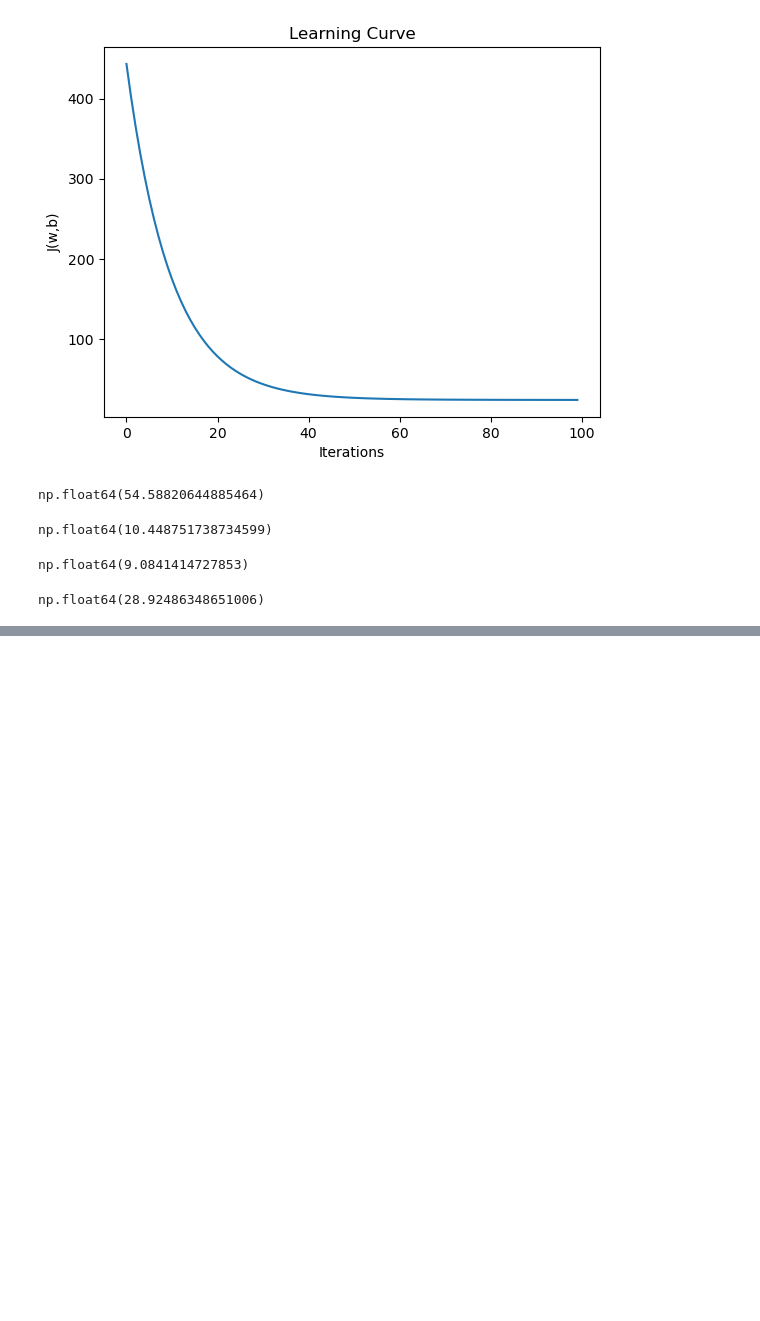
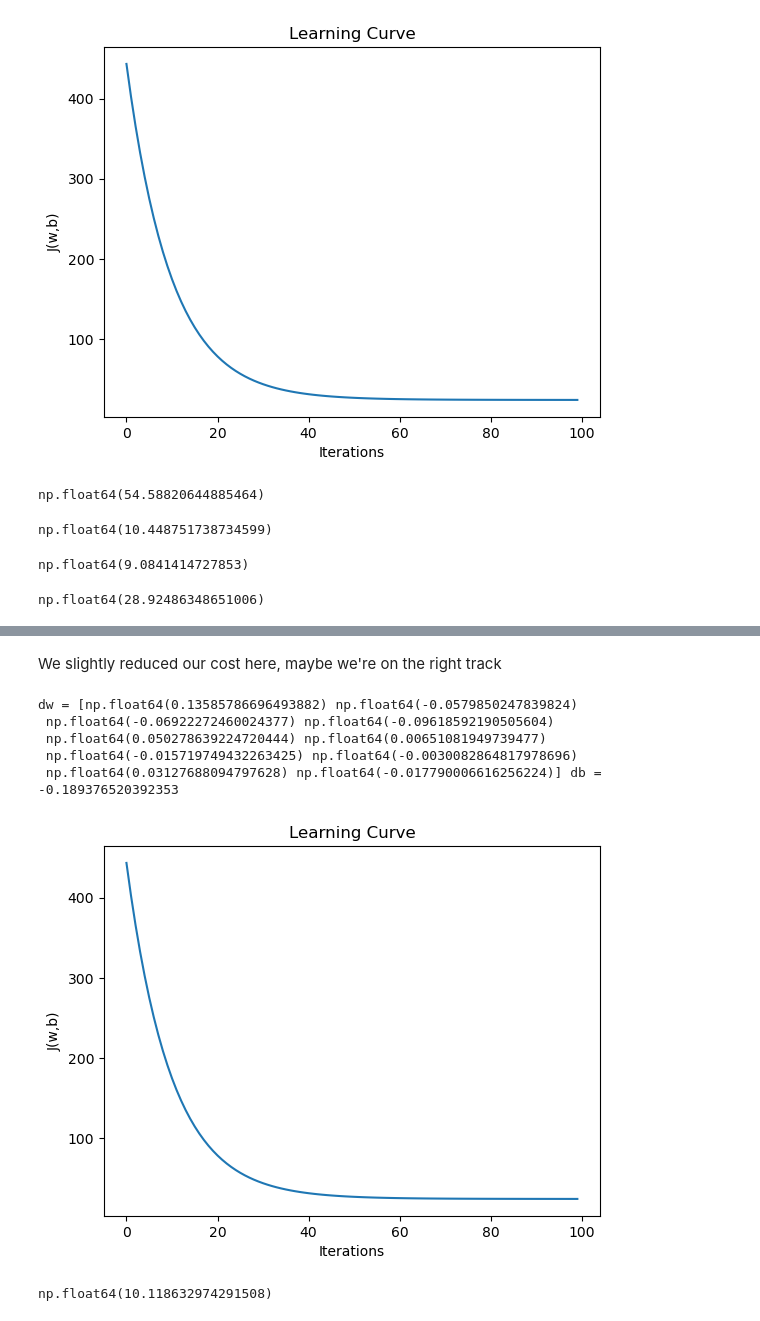
Before and after one commit to jelmani/nba-predictor, a Jupyter notebook: player-predictor.ipynb, the cells around one changed output, grey strips where cells are left out. Saved outputs shown, nothing was run; the diff lists cells and outputs as text; code cells hidden in the pictures; blank space fills up the shorter version.

```diff
--- a/player-predictor.ipynb
+++ b/player-predictor.ipynb
@@ -288,0 +356,16 @@ np.float64(28.92486348651006)
+# %% [markdown]
+We slightly reduced our cost here, maybe we're on the right track
+# %%
+reduced_feature_df = feature_df.drop(["last5_3pa_avg", "last5_efg_avg", "opp_TOV%", "opp_DRB%", "opp_FT/FGA"], axis=1)
+reduced_w_norm, reduced_b_norm = compute_gradient_descent(get_scaled_matrix(reduced_feature_df.to_numpy()), y_df.to_numpy(), 0.05, 100)
+# %% [output]
+dw = [np.float64(0.13585786696493882) np.float64(-0.0579850247839824)
+ np.float64(-0.06922272460024377) np.float64(-0.09618592190505604)
+ np.float64(0.050278639224720444) np.float64(0.00651081949739477)
+ np.float64(-0.015719749432263425) np.float64(-0.0030082864817978696)
+ np.float64(0.03127688094797628) np.float64(-0.017790006616256224)] db = -0.189376520392353
+[figure, added]
+# %%
+np.sqrt(compute_cost(get_scaled_matrix(feature_df_2024.drop(["last5_3pa_avg", "last5_efg_avg", "opp_TOV%", "opp_DRB%", "opp_FT/FGA"], axis=1).to_numpy()), y_df_2024.to_numpy(), reduced_w_norm, reduced_b_norm) * 2)
+# %% [output]
+np.float64(10.118632974291508)
```
Also changed, not shown: parts of 15 cells of this notebook.
